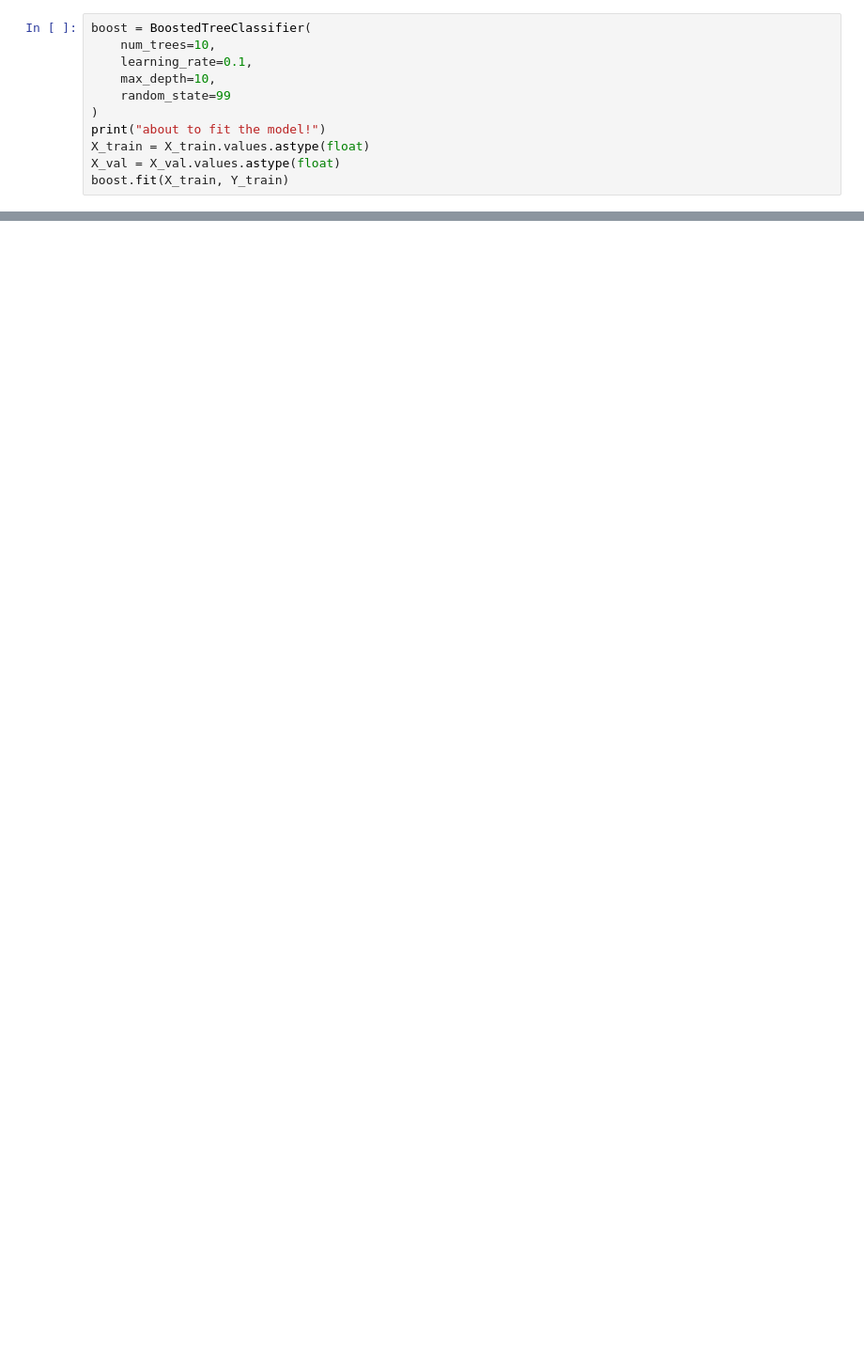
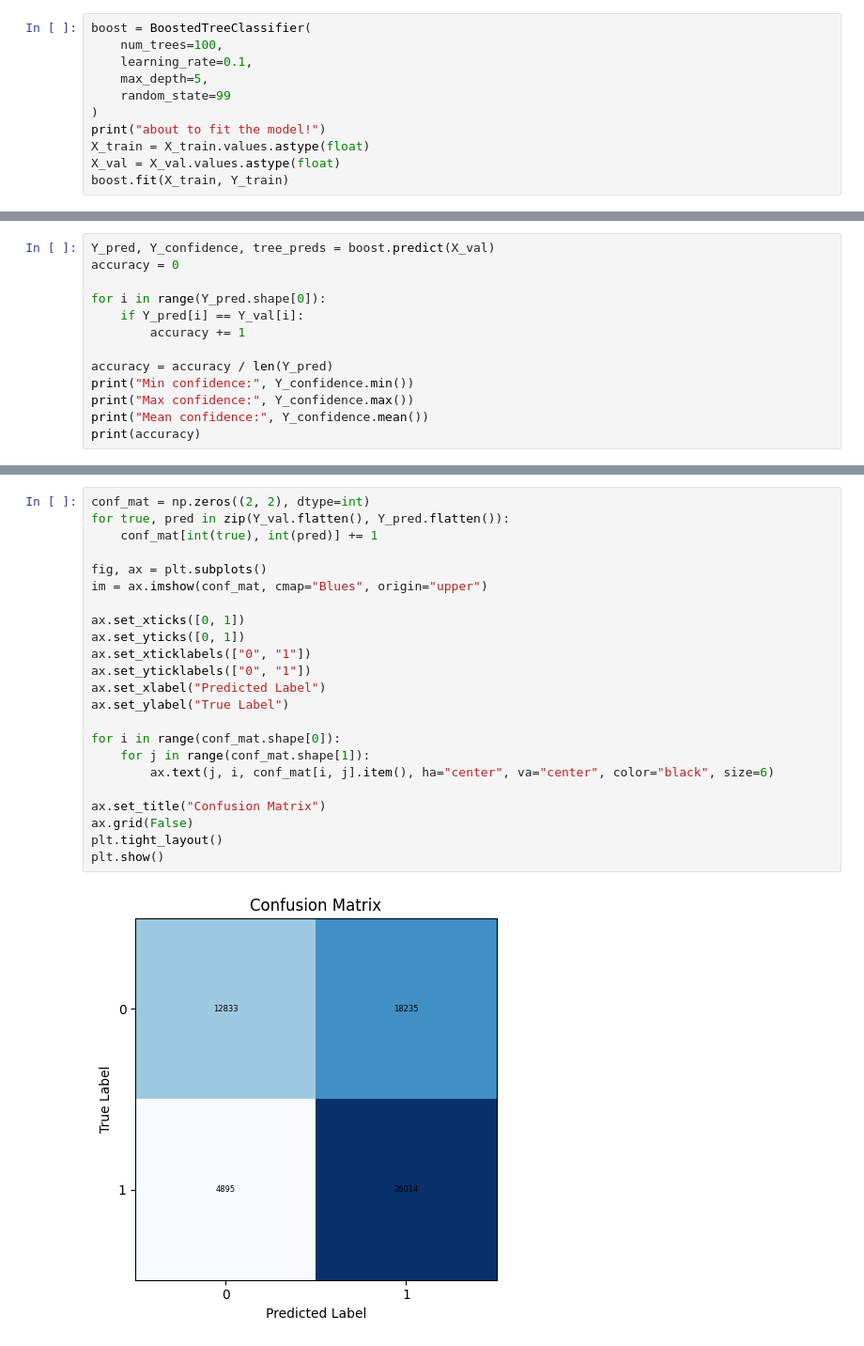
Before and after one commit to CamBitter/RallyRF, a Jupyter notebook: demos/boost_demo.ipynb, the cells around one changed output, grey strips where cells are left out. Shown at 94% size. Saved outputs shown, nothing was run; the diff lists cells and outputs as text; blank space fills up the shorter version.

Commit message:
boost

```diff
--- a/demos/boost_demo.ipynb
+++ b/demos/boost_demo.ipynb
@@ -20,9 +22,9 @@ X_train, X_val, Y_train, Y_val = train_test_split(
 Features and labels built.
 # %%
 boost = BoostedTreeClassifier(
-    num_trees=10,
+    num_trees=100,
     learning_rate=0.1,
-    max_depth=10,
+    max_depth=5,
     random_state=99
 )
 print("about to fit the model!")
@@ -43,0 +52,13 @@ about to fit the model!
+# %%
+Y_pred, Y_confidence, tree_preds = boost.predict(X_val)
+accuracy = 0
+
+for i in range(Y_pred.shape[0]):
+    if Y_pred[i] == Y_val[i]:
+        accuracy += 1
+
+accuracy = accuracy / len(Y_pred)
+print("Min confidence:", Y_confidence.min())
+print("Max confidence:", Y_confidence.max())
+print("Mean confidence:", Y_confidence.mean())
+print(accuracy)
@@ -43,0 +70,25 @@ about to fit the model!
+# %%
+conf_mat = np.zeros((2, 2), dtype=int)
+for true, pred in zip(Y_val.flatten(), Y_pred.flatten()):
+    conf_mat[int(true), int(pred)] += 1
+
+fig, ax = plt.subplots()
+im = ax.imshow(conf_mat, cmap="Blues", origin="upper")
+
+ax.set_xticks([0, 1])
+ax.set_yticks([0, 1])
+ax.set_xticklabels(["0", "1"])
+ax.set_yticklabels(["0", "1"])
+ax.set_xlabel("Predicted Label")
+ax.set_ylabel("True Label")
+
+for i in range(conf_mat.shape[0]):
+    for j in range(conf_mat.shape[1]):
+        ax.text(j, i, conf_mat[i, j].item(), ha="center", va="center", color="black", size=6)
+
+ax.set_title("Confusion Matrix")
+ax.grid(False)
+plt.tight_layout()
+plt.show()
+# %% [output]
+[figure, added]
```
Also changed, not shown: parts of 7 cells of this notebook, 2 other files.
